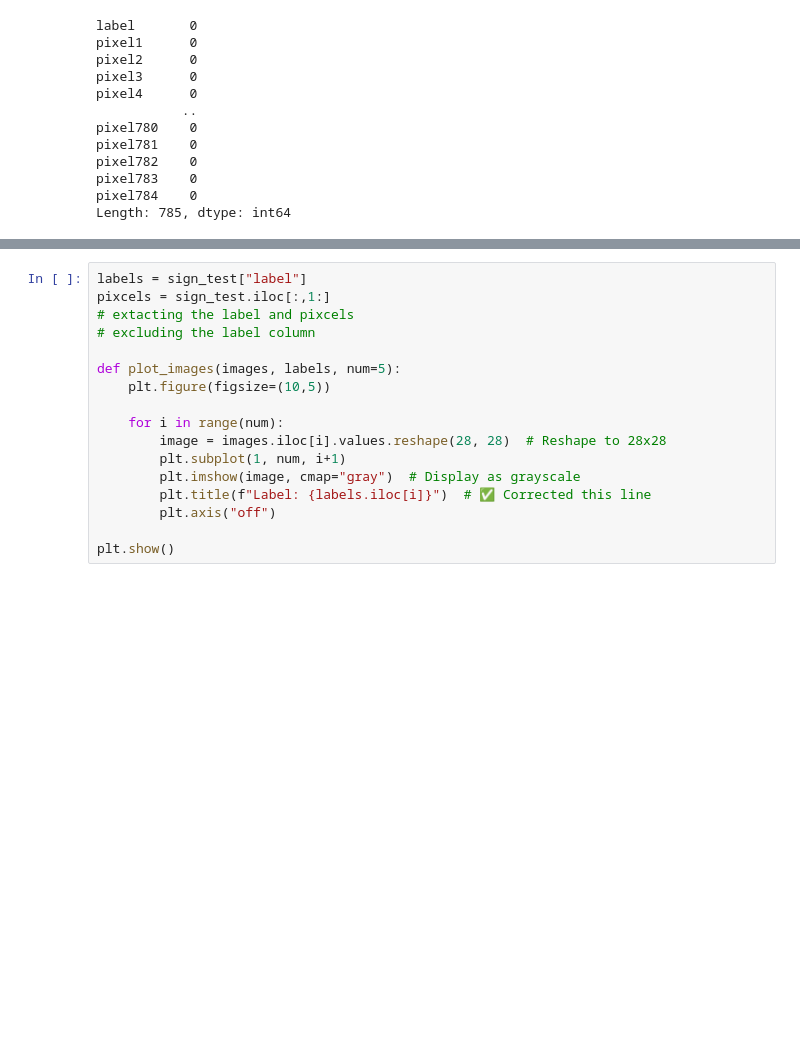
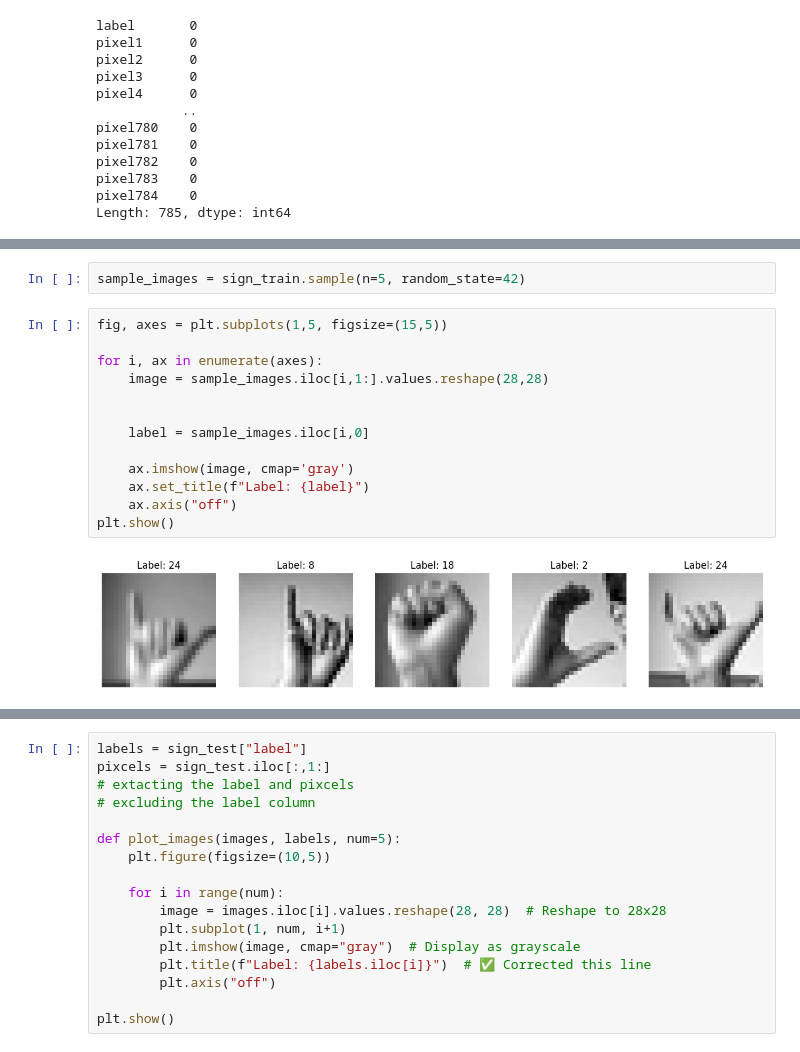
Before and after one commit to walethewave/Sign-Language-Hand-Gesture-Recognition-Using--CNN, a Jupyter notebook: Hand_recognition.ipynb, the cells around one changed output, grey strips where cells are left out. Saved outputs shown, nothing was run; the diff lists cells and outputs as text; blank space fills up the shorter version.

```diff
--- a/Hand_recognition.ipynb
+++ b/Hand_recognition.ipynb
@@ -104,0 +118,17 @@ Length: 785, dtype: int64
+# %%
+sample_images = sign_train.sample(n=5, random_state=42)
+# %%
+fig, axes = plt.subplots(1,5, figsize=(15,5))
+
+for i, ax in enumerate(axes):
+    image = sample_images.iloc[i,1:].values.reshape(28,28)
+
+
+    label = sample_images.iloc[i,0]
+
+    ax.imshow(image, cmap='gray')
+    ax.set_title(f"Label: {label}")
+    ax.axis("off")
+plt.show()
+# %% [output]
+[figure, added]
```
Also changed, not shown: parts of 11 cells of this notebook.
